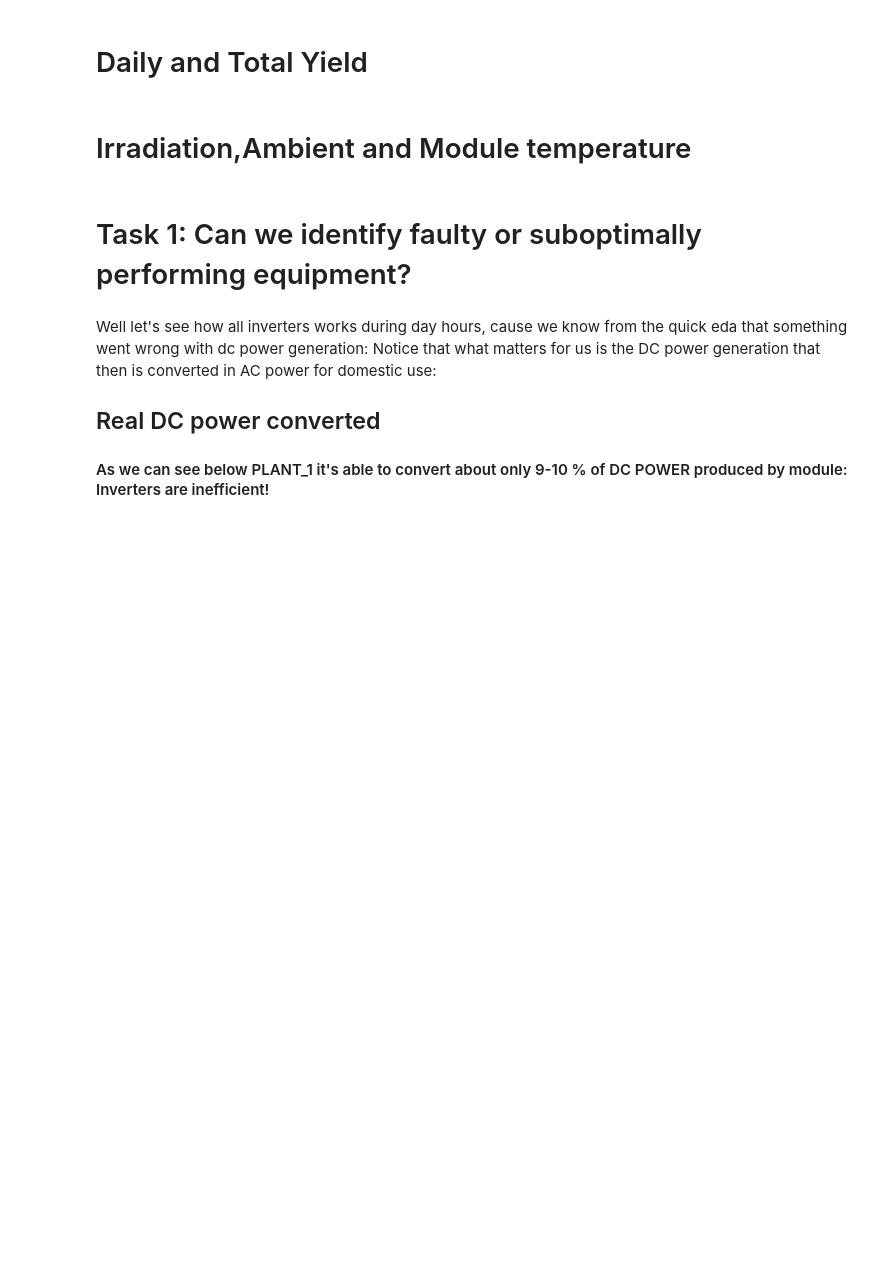
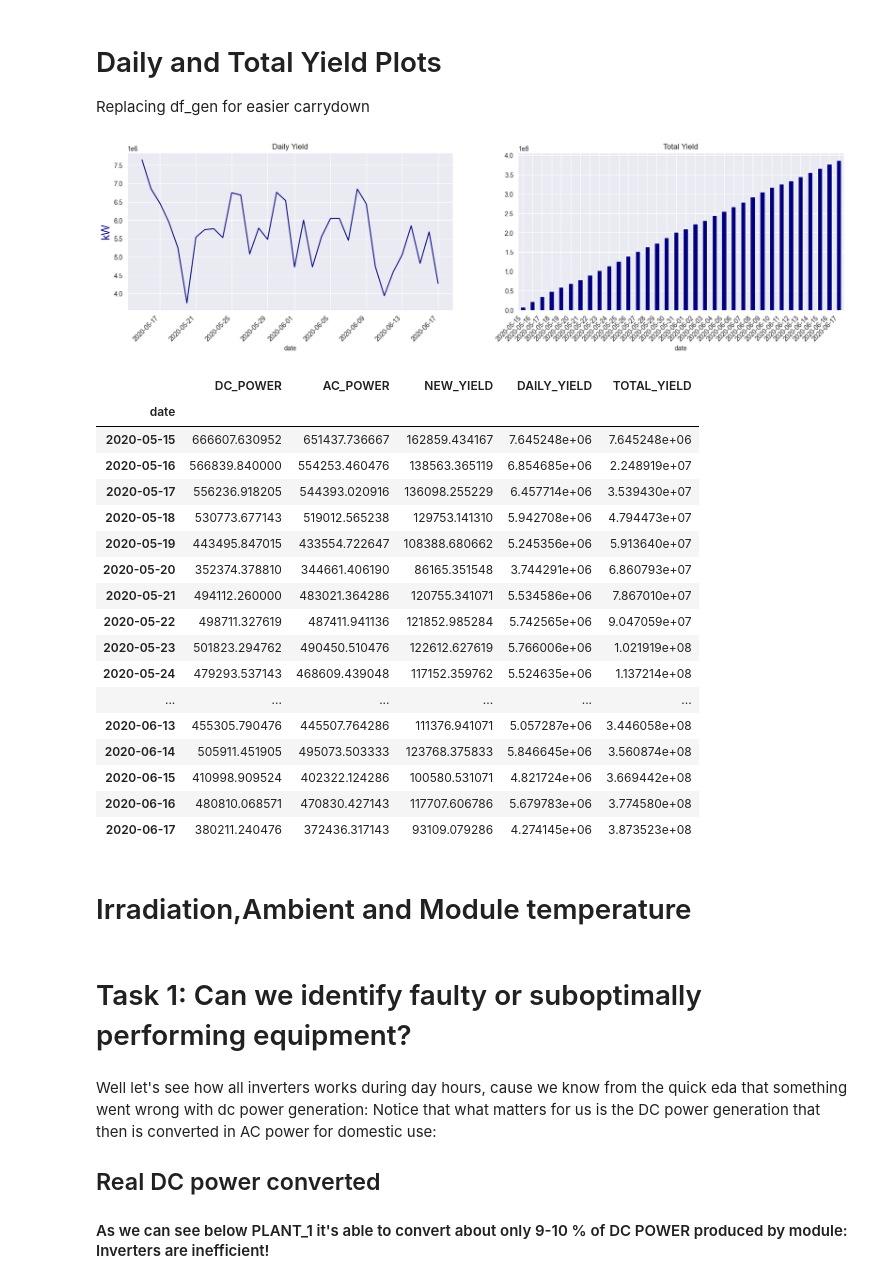
Before and after one commit to YohannesDK/DAT540_Group_11, a Jupyter notebook: Arima-Prophet-Tests.ipynb, the cells around one changed output. Drawn from its saved outputs; the diff is of its cells as text; code cells hidden in the pictures; blank space fills up the shorter version.

```diff
--- a/Arima-Prophet-Tests.ipynb
+++ b/Arima-Prophet-Tests.ipynb
@@ -36,0 +123,21 @@ plt.show()
+# %%
+new_df=df_gen.copy()
+new_df = new_df.drop(['DAILY_YIELD','TOTAL_YIELD'], 1) #Dropping DAILY_YIELD & TOTAL_YIELD. UNUSABLE
+
+new_df["NEW_YIELD"] = (new_df['AC_POWER'] * 0.25) #Energy generation during this step
+
+new_df['date']=new_df['DATE_TIME'].dt.date #taking date component of datetime into a new collumn
+
+
+new_df["DAILY_YIELD"] = new_df.groupby('date').NEW_YIELD.cumsum()
+new_df["TOTAL_YIELD"] = new_df.NEW_YIELD.cumsum()
+
+
+#testDays = new_df.loc[(new_df['DATE_TIME'] > '2020-05-16') & (new_df['DATE_TIME'] <= "2020-05-19")]
+#new_df = new_df.drop(['DAILY_YIELD','TOTAL_YIELD'], 1)
+
+
+#df_gen=gen_1.groupby('DATE_TIME').sum().reset_index() #group all items by the increments, which has several inverters. SUm all the inverter values into one. SO you get one value per time step for each collumn
+#df_gen['time']=df_gen['DATE_TIME'].dt.time #taking the time component from datetime and making a collumn
+
+new_df[110:130] #snapshot of new dataframe (single step)
@@ -37,19 +162,43 @@ plt.show()
 # %% [markdown]
-# Daily and Total Yield
+# Daily and Total Yield Plots
+Replacing df_gen for easier carrydown
 # %%
+df_gen = new_df #replacing df_gen for easier carrydown
 daily_gen=df_gen.copy()
-daily_gen['date']=daily_gen['DATE_TIME'].dt.date
+daily_gen['date']=daily_gen['DATE_TIME'].dt.date #taking date component of datetime into a new collumn
 
-daily_gen=daily_gen.groupby('date').sum()
+daily_gen=daily_gen.groupby('date').sum() #summing all the steps in a date so u get one value per date
 
 fig,ax= plt.subplots(ncols=2,dpi=100,figsize=(20,5))
 daily_gen['DAILY_YIELD'].plot(ax=ax[0],color='navy')
 daily_gen['TOTAL_YIELD'].plot(kind='bar',ax=ax[1],color='navy')
 fig.autofmt_xdate(rotation=45)
 ax[0].set_title('Daily Yield')
 ax[1].set_title('Total Yield')
 ax[0].set_ylabel('kW',color='navy',fontsize=17)
 plt.show()
+
+daily_gen
+# %% [output]
+[figure, added]
+|  | DC_POWER | AC_POWER | NEW_YIELD | DAILY_YIELD | TOTAL_YIELD |
+| date |  |  |  |  |  |
+| 2020-05-15 | 666607.630952 | 651437.736667 | 162859.434167 | 7.645248e+06 | 7.645248e+06 |
+| 2020-05-16 | 566839.840000 | 554253.460476 | 138563.365119 | 6.854685e+06 | 2.248919e+07 |
+| 2020-05-17 | 556236.918205 | 544393.020916 | 136098.255229 | 6.457714e+06 | 3.539430e+07 |
+| 2020-05-18 | 530773.677143 | 519012.565238 | 129753.141310 | 5.942708e+06 | 4.794473e+07 |
+| 2020-05-19 | 443495.847015 | 433554.722647 | 108388.680662 | 5.245356e+06 | 5.913640e+07 |
+| 2020-05-20 | 352374.378810 | 344661.406190 | 86165.351548 | 3.744291e+06 | 6.860793e+07 |
+| 2020-05-21 | 494112.260000 | 483021.364286 | 120755.341071 | 5.534586e+06 | 7.867010e+07 |
+| 2020-05-22 | 498711.327619 | 487411.941136 | 121852.985284 | 5.742565e+06 | 9.047059e+07 |
+| 2020-05-23 | 501823.294762 | 490450.510476 | 122612.627619 | 5.766006e+06 | 1.021919e+08 |
+| 2020-05-24 | 479293.537143 | 468609.439048 | 117152.359762 | 5.524635e+06 | 1.137214e+08 |
+| ... | ... | ... | ... | ... | ... |
+| 2020-06-13 | 455305.790476 | 445507.764286 | 111376.941071 | 5.057287e+06 | 3.446058e+08 |
+| 2020-06-14 | 505911.451905 | 495073.503333 | 123768.375833 | 5.846645e+06 | 3.560874e+08 |
+| 2020-06-15 | 410998.909524 | 402322.124286 | 100580.531071 | 4.821724e+06 | 3.669442e+08 |
+| 2020-06-16 | 480810.068571 | 470830.427143 | 117707.606786 | 5.679783e+06 | 3.774580e+08 |
+| 2020-06-17 | 380211.240476 | 372436.317143 | 93109.079286 | 4.274145e+06 | 3.873523e+08 |
 # %% [markdown]
 # Irradiation,Ambient and Module temperature
 # %%
```
Also changed, not shown: parts of 14 cells of this notebook.
